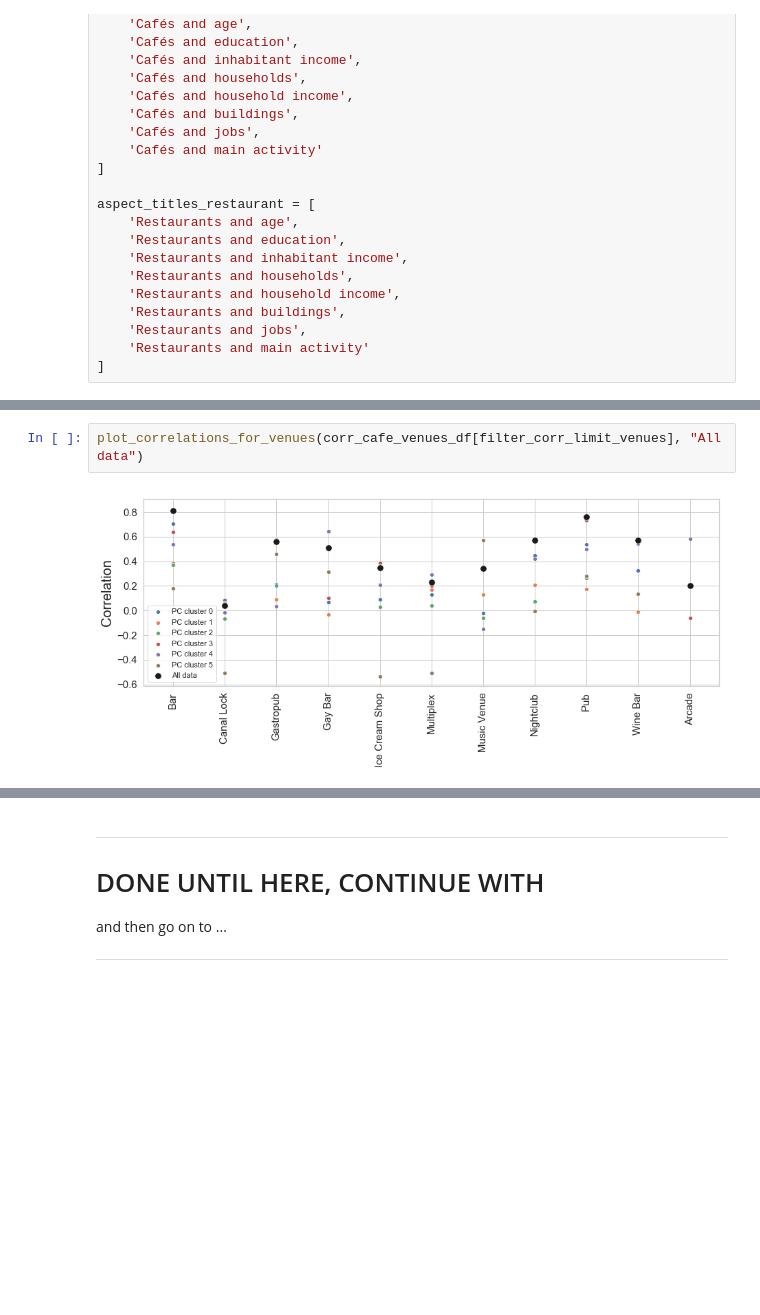
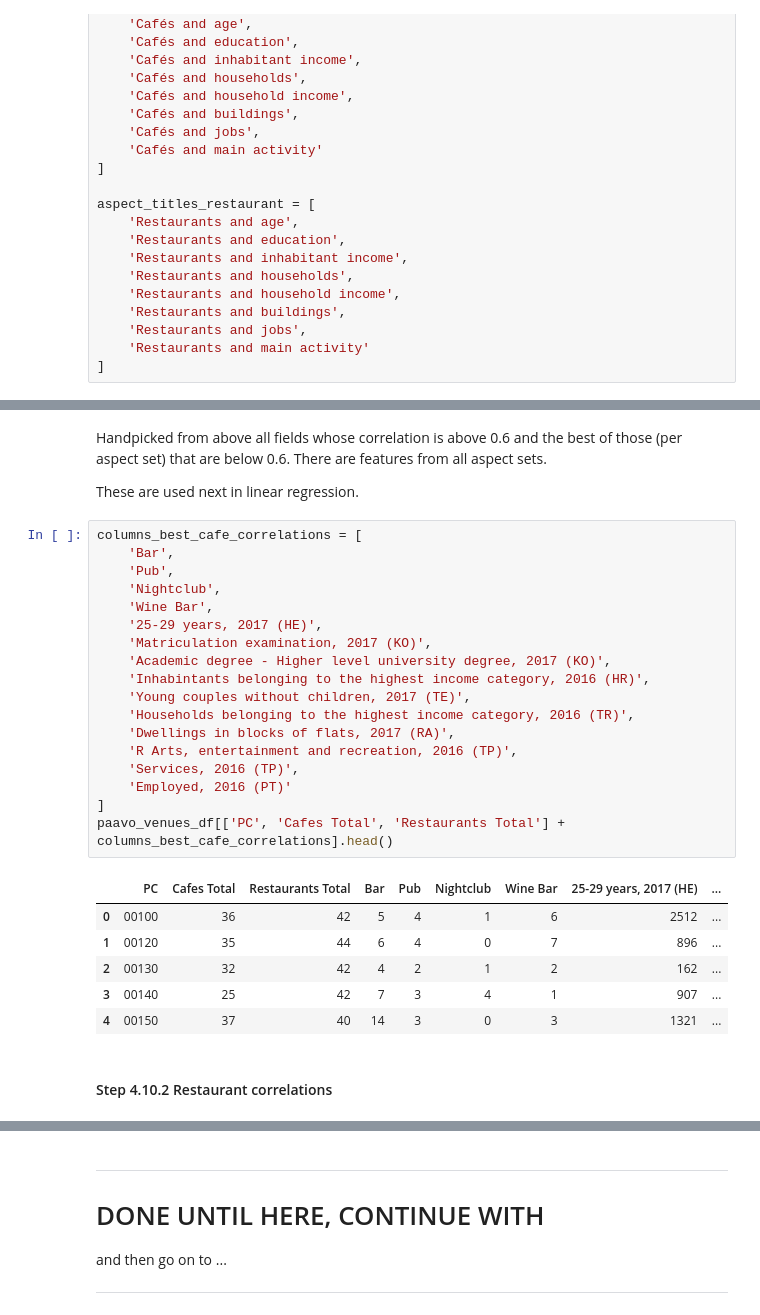
Before and after one commit to aitennek/Coursera_Capstone, a Jupyter notebook: Final_assignment/Capstone workbook.ipynb, the cells around one changed output, grey strips where cells are left out. Cells and saved outputs as stored; diff of their text form; blank space fills up the shorter version.

Commit message:
middle save: linear regression (cafe) in progress

```diff
--- a/Final_assignment/Capstone workbook.ipynb
+++ b/Final_assignment/Capstone workbook.ipynb
@@ -2457,5 +2435,32 @@ corr_cafe_venues_df[filter_corr_limit_venues]
-# %%
-plot_correlations_for_venues(corr_cafe_venues_df[filter_corr_limit_venues], "All data")
-# %% [output]
-[figure, removed]
+# %% [markdown]
+Handpicked from above all fields whose correlation is above 0.6 and the best of those (per aspect set) that are below 0.6.  There are features from all aspect sets.
+
+These are used next in linear regression.
+# %%
+columns_best_cafe_correlations = [
+    'Bar',
+    'Pub',
+    'Nightclub',
+    'Wine Bar',
+    '25-29 years, 2017 (HE)',
+    'Matriculation examination, 2017 (KO)',
+    'Academic degree - Higher level university degree, 2017 (KO)',
+    'Inhabintants belonging to the highest income category, 2016 (HR)',
+    'Young couples without children, 2017 (TE)',
+    'Households belonging to the highest income category, 2016 (TR)',
+    'Dwellings in blocks of flats, 2017 (RA)',
+    'R Arts, entertainment and recreation, 2016 (TP)',
+    'Services, 2016 (TP)',
+    'Employed, 2016 (PT)'
+]
+paavo_venues_df[['PC', 'Cafes Total', 'Restaurants Total'] + columns_best_cafe_correlations].head()
+# %% [output]
+|  | PC | Cafes Total | Restaurants Total | Bar | Pub | Nightclub | Wine Bar | 25-29 years, 2017 (HE) | ... |
+| 0 | 00100 | 36 | 42 | 5 | 4 | 1 | 6 | 2512 | ... |
+| 1 | 00120 | 35 | 44 | 6 | 4 | 0 | 7 | 896 | ... |
+| 2 | 00130 | 32 | 42 | 4 | 2 | 1 | 2 | 162 | ... |
+| 3 | 00140 | 25 | 42 | 7 | 3 | 4 | 1 | 907 | ... |
+| 4 | 00150 | 37 | 40 | 14 | 3 | 0 | 3 | 1321 | ... |
+# %% [markdown]
+#### Step 4.10.2 Restaurant correlations
 # %%
```
Also changed, not shown: parts of 24 cells of this notebook.
